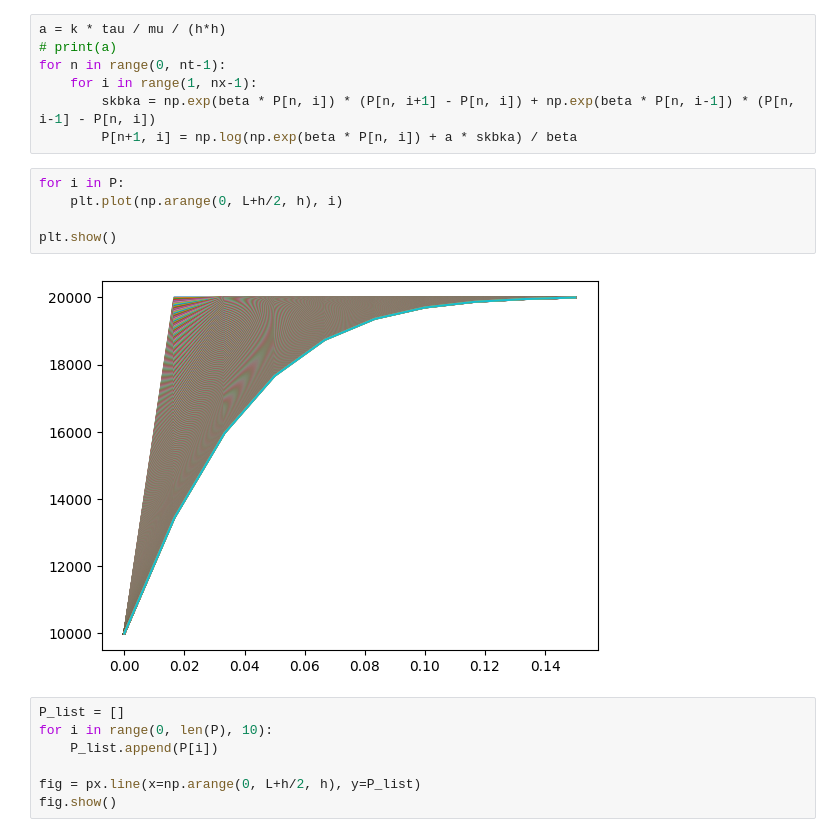
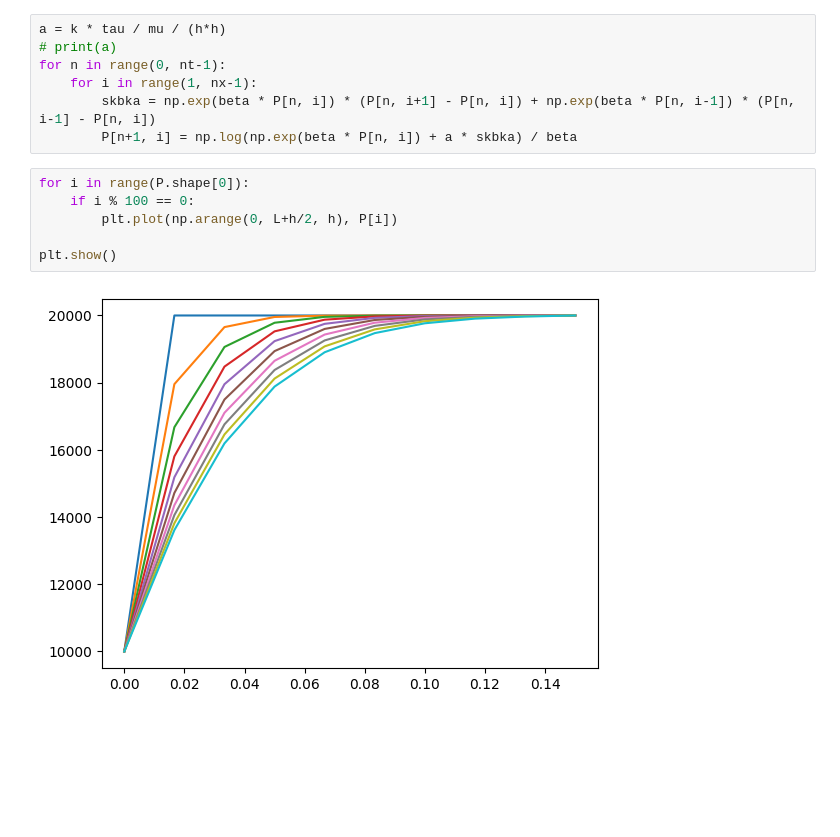
Before and after one commit to lnrSmglln/Carbonate-Acidizing-Modeling, a Jupyter notebook: 1phase.ipynb, the cells around one changed output. Cells and saved outputs as stored; diff of their text form; blank space fills up the shorter version.

```diff
--- a/1phase.ipynb
+++ b/1phase.ipynb
@@ -233,16 +232,10 @@ for n in range(0, nt-1):
         skbka = np.exp(beta * P[n, i]) * (P[n, i+1] - P[n, i]) + np.exp(beta * P[n, i-1]) * (P[n, i-1] - P[n, i])
         P[n+1, i] = np.log(np.exp(beta * P[n, i]) + a * skbka) / beta
 # %%
-for i in P:
-    plt.plot(np.arange(0, L+h/2, h), i)
+for i in range(P.shape[0]):
+    if i % 100 == 0:
+        plt.plot(np.arange(0, L+h/2, h), P[i])
 
 plt.show()
 # %% [output]
-[figure, old version]
+[figure, new version]
-# %%
-P_list = []
-for i in range(0, len(P), 10):
-    P_list.append(P[i])
-
-fig = px.line(x=np.arange(0, L+h/2, h), y=P_list)
-fig.show()
```
Also changed, not shown: parts of 2 cells of this notebook, 1 other file.
